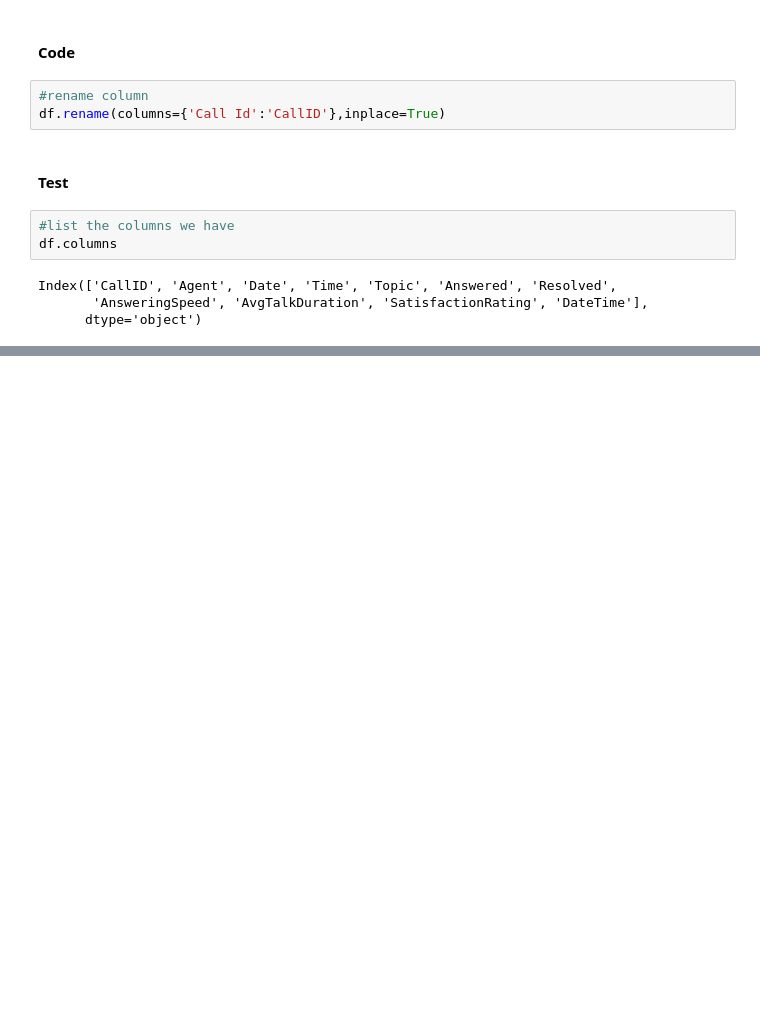
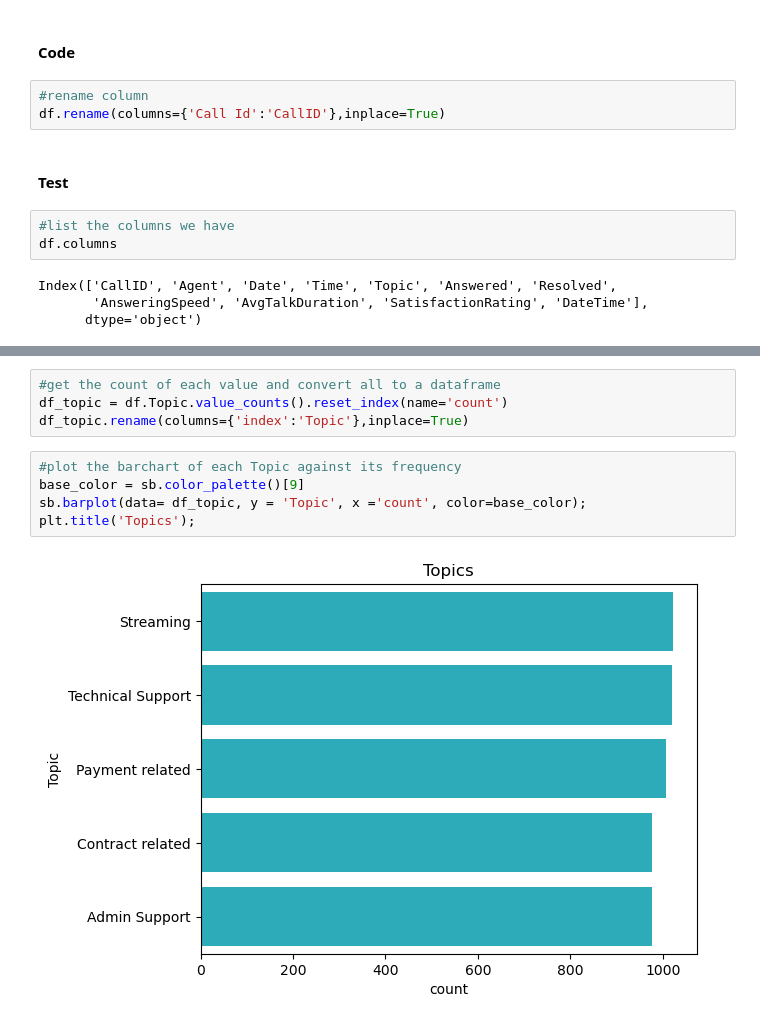
Before and after one commit to naheem3410/PhoneNow, a Jupyter notebook: phonenow.ipynb, the cells around one changed output, grey strips where cells are left out. Cells and saved outputs as stored; diff of their text form; blank space fills up the shorter version.

Commit message:
feat: Analyze the Topic variable

```diff
--- a/phonenow.ipynb
+++ b/phonenow.ipynb
@@ -311,0 +331,11 @@ I will use `Agent`, `Date`, `Time`, and `DateTime` to give more context to my fi
+# %%
+#get the count of each value and convert all to a dataframe
+df_topic = df.Topic.value_counts().reset_index(name='count')
+df_topic.rename(columns={'index':'Topic'},inplace=True)
+# %%
+#plot the barchart of each Topic against its frequency
+base_color = sb.color_palette()[9]
+sb.barplot(data= df_topic, y = 'Topic', x ='count', color=base_color);
+plt.title('Topics');
+# %% [output]
+[figure, added]
```
Also changed, not shown: parts of 15 cells of this notebook.
